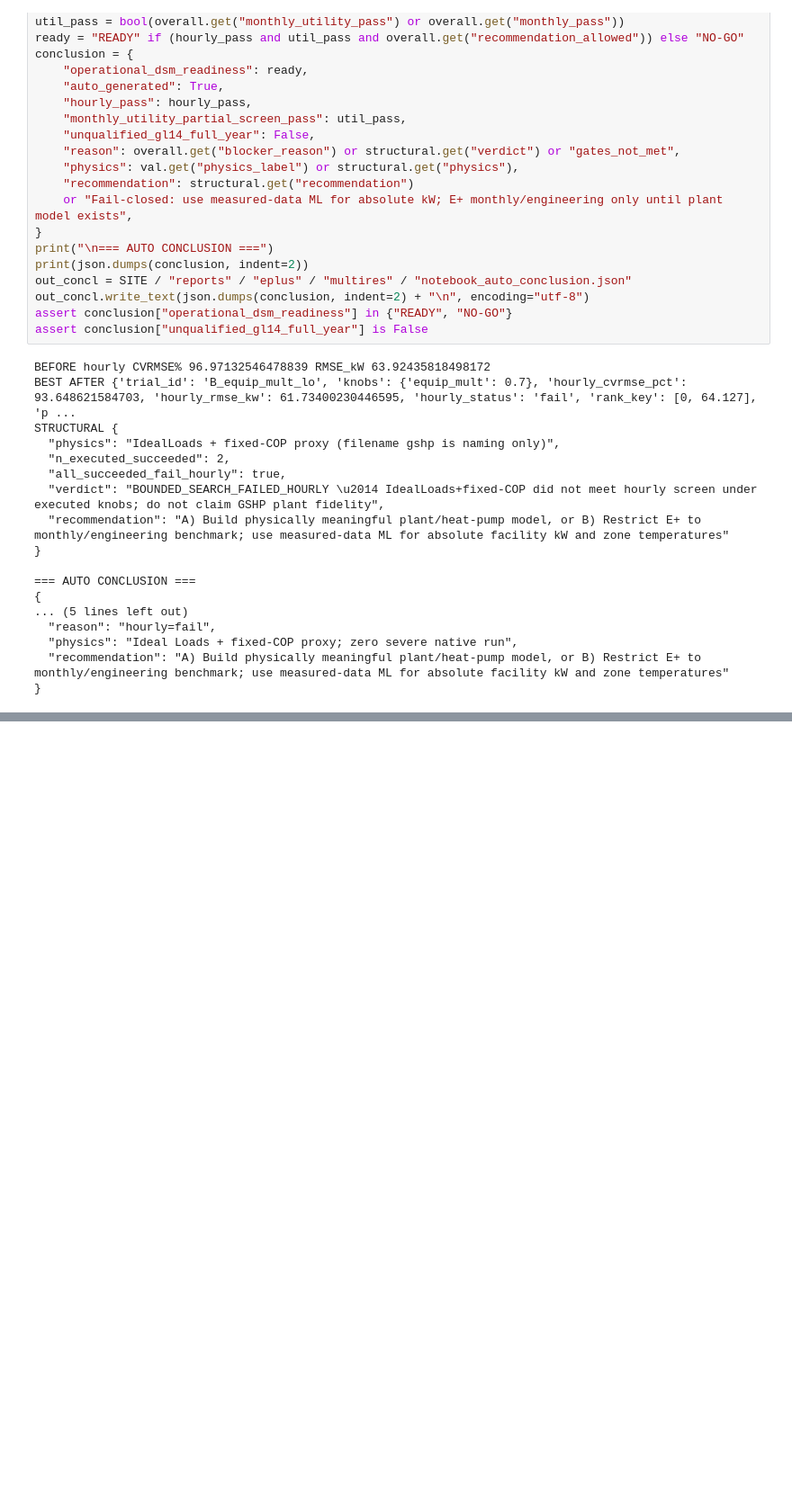
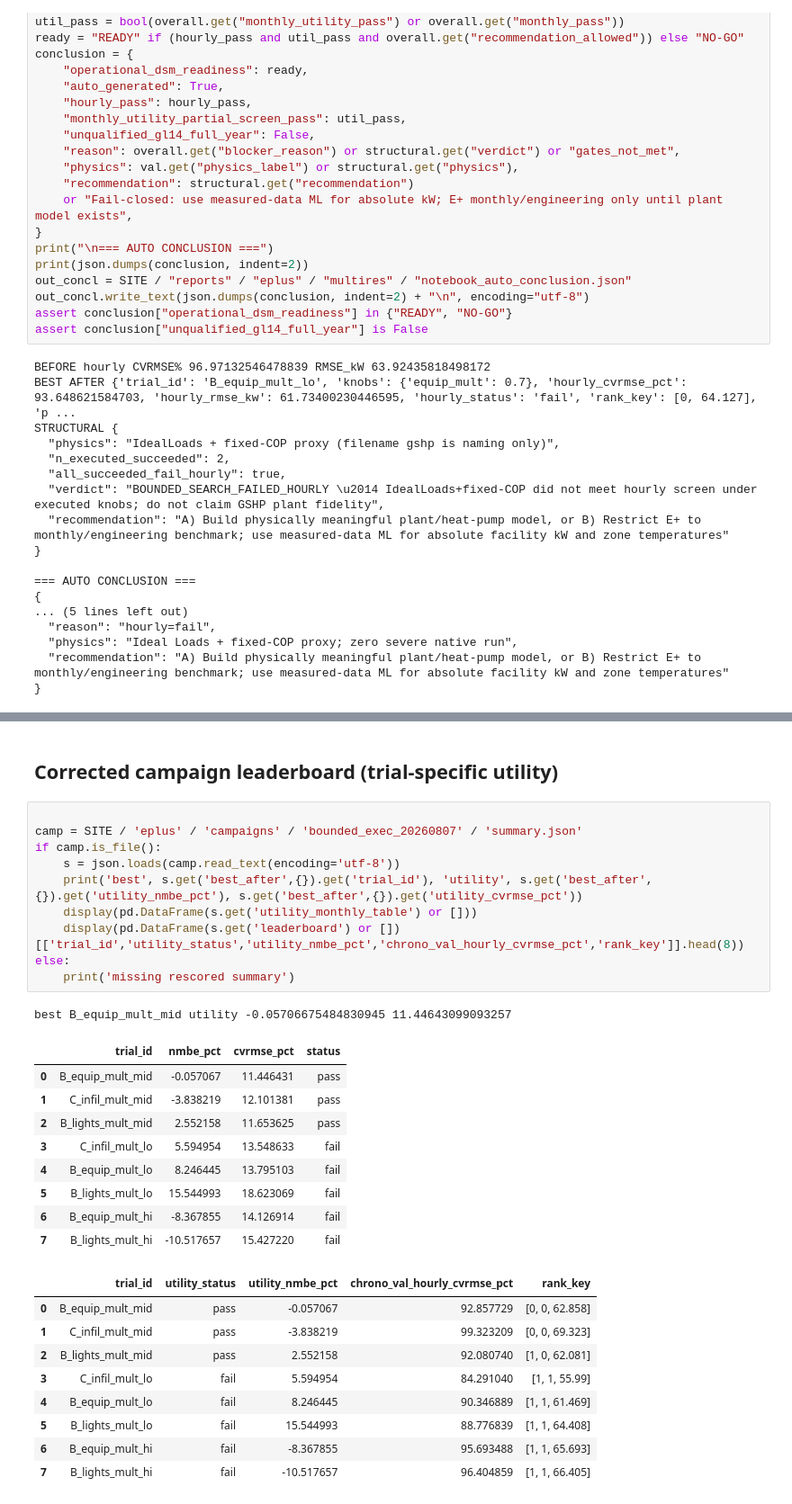
Before and after one commit to bbartling/py-bacnet-stacks-playground, a Jupyter notebook: vibe_code_apps_22/notebooks/lakeside_eplus_multires_calibration.ipynb, the cells around one changed output, grey strips where cells are left out. Shown at 90% size. Drawn from its saved outputs; the diff is of its cells as text; blank space fills up the shorter version.

```diff
--- a/vibe_code_apps_22/notebooks/lakeside_eplus_multires_calibration.ipynb
+++ b/vibe_code_apps_22/notebooks/lakeside_eplus_multires_calibration.ipynb
@@ -220,0 +243,32 @@ STRUCTURAL {
+# %% [markdown]
+## Corrected campaign leaderboard (trial-specific utility)
+# %%
+
+camp = SITE / 'eplus' / 'campaigns' / 'bounded_exec_20260807' / 'summary.json'
+if camp.is_file():
+    s = json.loads(camp.read_text(encoding='utf-8'))
+    print('best', s.get('best_after',{}).get('trial_id'), 'utility', s.get('best_after',{}).get('utility_nmbe_pct'), s.get('best_after',{}).get('utility_cvrmse_pct'))
+    display(pd.DataFrame(s.get('utility_monthly_table') or []))
+    display(pd.DataFrame(s.get('leaderboard') or [])[['trial_id','utility_status','utility_nmbe_pct','chrono_val_hourly_cvrmse_pct','rank_key']].head(8))
+else:
+    print('missing rescored summary')
+# %% [output]
+best B_equip_mult_mid utility -0.05706675484830945 11.44643099093257
+|  | trial_id | nmbe_pct | cvrmse_pct | status |
+| 0 | B_equip_mult_mid | -0.057067 | 11.446431 | pass |
+| 1 | C_infil_mult_mid | -3.838219 | 12.101381 | pass |
+| 2 | B_lights_mult_mid | 2.552158 | 11.653625 | pass |
+| 3 | C_infil_mult_lo | 5.594954 | 13.548633 | fail |
+| 4 | B_equip_mult_lo | 8.246445 | 13.795103 | fail |
+| 5 | B_lights_mult_lo | 15.544993 | 18.623069 | fail |
+| 6 | B_equip_mult_hi | -8.367855 | 14.126914 | fail |
+| 7 | B_lights_mult_hi | -10.517657 | 15.427220 | fail |
+|  | trial_id | utility_status | utility_nmbe_pct | chrono_val_hourly_cvrmse_pct | rank_key |
+| 0 | B_equip_mult_mid | pass | -0.057067 | 92.857729 | [0, 0, 62.858] |
+| 1 | C_infil_mult_mid | pass | -3.838219 | 99.323209 | [0, 0, 69.323] |
+| 2 | B_lights_mult_mid | pass | 2.552158 | 92.080740 | [1, 0, 62.081] |
+| 3 | C_infil_mult_lo | fail | 5.594954 | 84.291040 | [1, 1, 55.99] |
+| 4 | B_equip_mult_lo | fail | 8.246445 | 90.346889 | [1, 1, 61.469] |
+| 5 | B_lights_mult_lo | fail | 15.544993 | 88.776839 | [1, 1, 64.408] |
+| 6 | B_equip_mult_hi | fail | -8.367855 | 95.693488 | [1, 1, 65.693] |
+| 7 | B_lights_mult_hi | fail | -10.517657 | 96.404859 | [1, 1, 66.405] |
```
Also changed, not shown: parts of 3 cells of this notebook, 20 other files.
